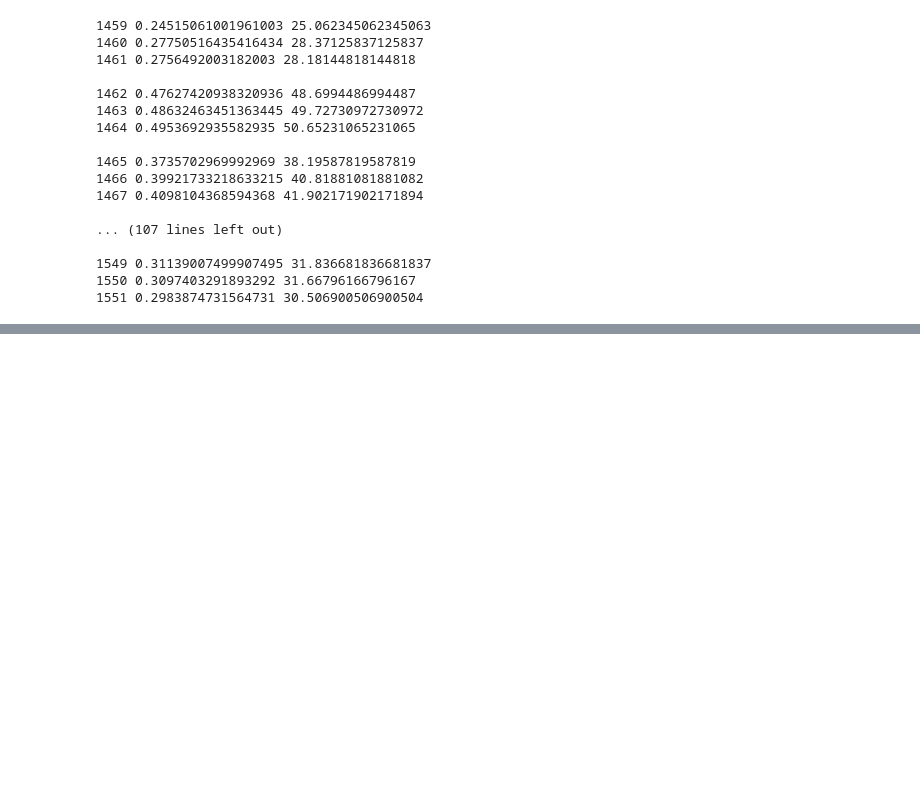
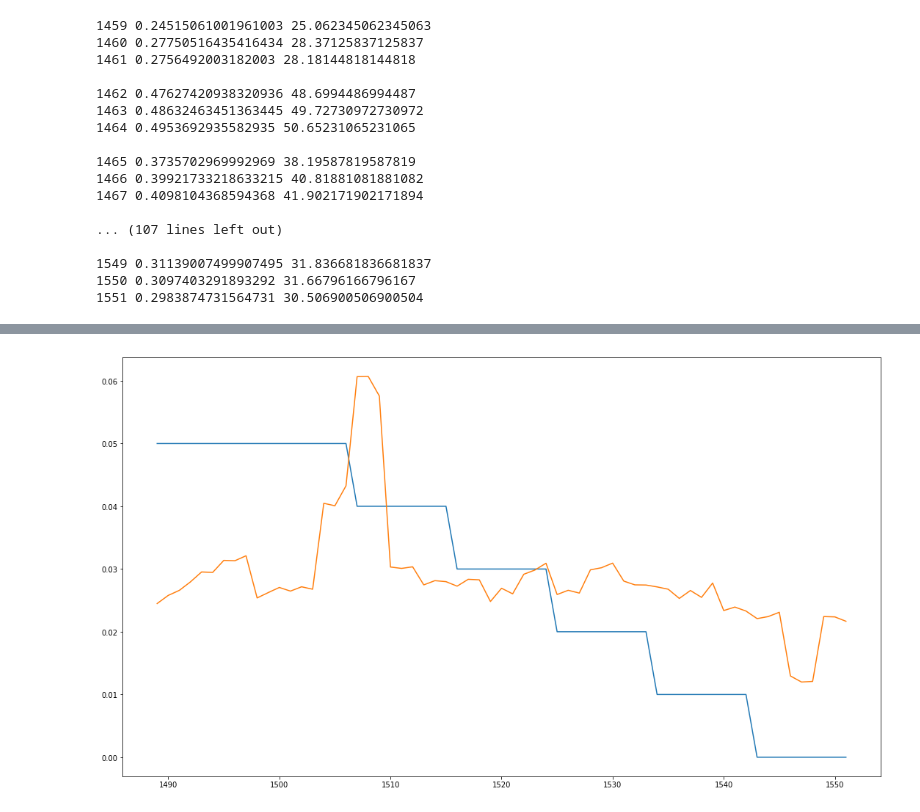
Before and after one commit to SothanaV/urinalysis, a Jupyter notebook: experimentweb/Untitled.ipynb, the cells around one changed output, grey strips where cells are left out. Drawn from its saved outputs; the diff is of its cells as text; code cells hidden in the pictures; blank space fills up the shorter version.

```diff
--- a/experimentweb/Untitled.ipynb
+++ b/experimentweb/Untitled.ipynb
@@ -144,3 +146,6 @@ for i, pk in enumerate(lst, start=1):
 1549 0.31139007499907495 31.836681836681837
 1550 0.3097403291893292 31.66796166796167
 1551 0.2983874731564731 30.506900506900504
+# %%
+mdf = df[df.ua<0.1]
+mdf = mdf.dropna()
@@ -146,0 +173,12 @@ for i, pk in enumerate(lst, start=1):
+# %%
+X = mdf[['cell', 'peak']]
+Y = mdf.ua
+# %%
+model = LinearRegression().fit(X, Y)
+fig, ax = plt.subplots()
+fig.set_size_inches(18.5, 10.5)
+ax.plot(mdf.exp, mdf.ua)
+ax.plot(mdf.exp, model.predict(X))
+plt.show()
+# %% [output]
+[figure, added]
```
Also changed, not shown: parts of 6 cells of this notebook, 2 other files.
